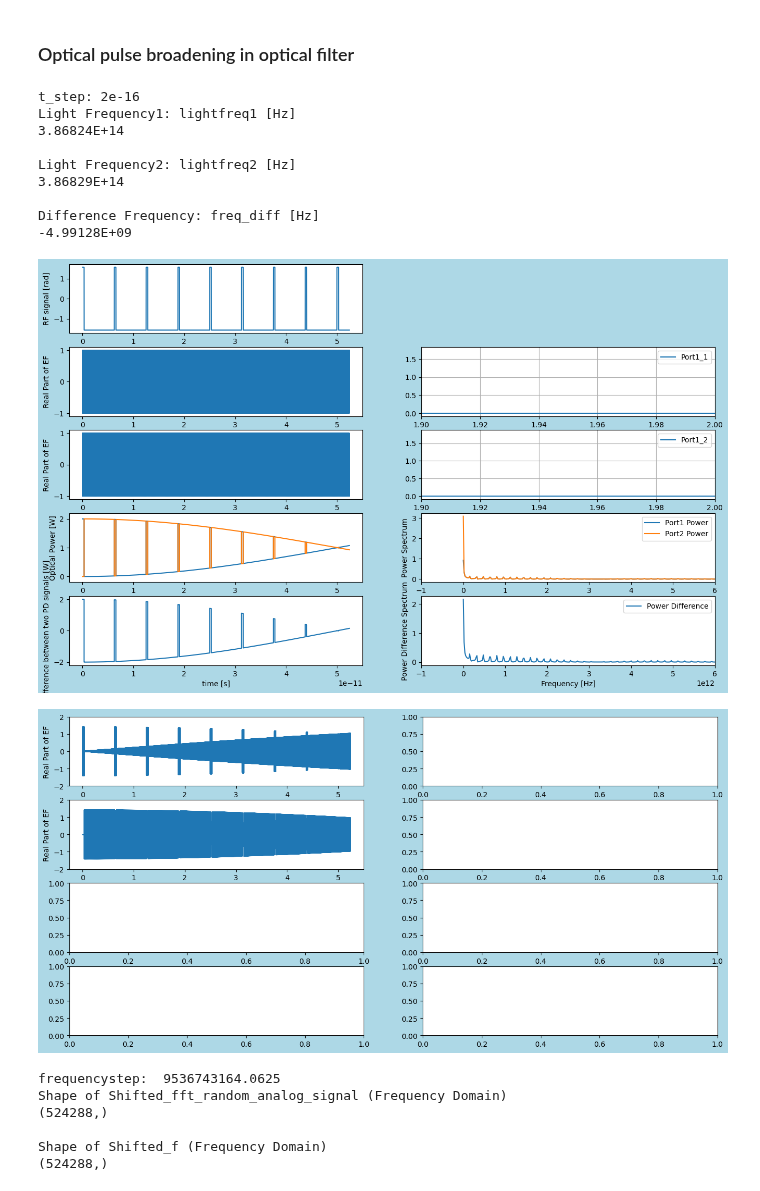
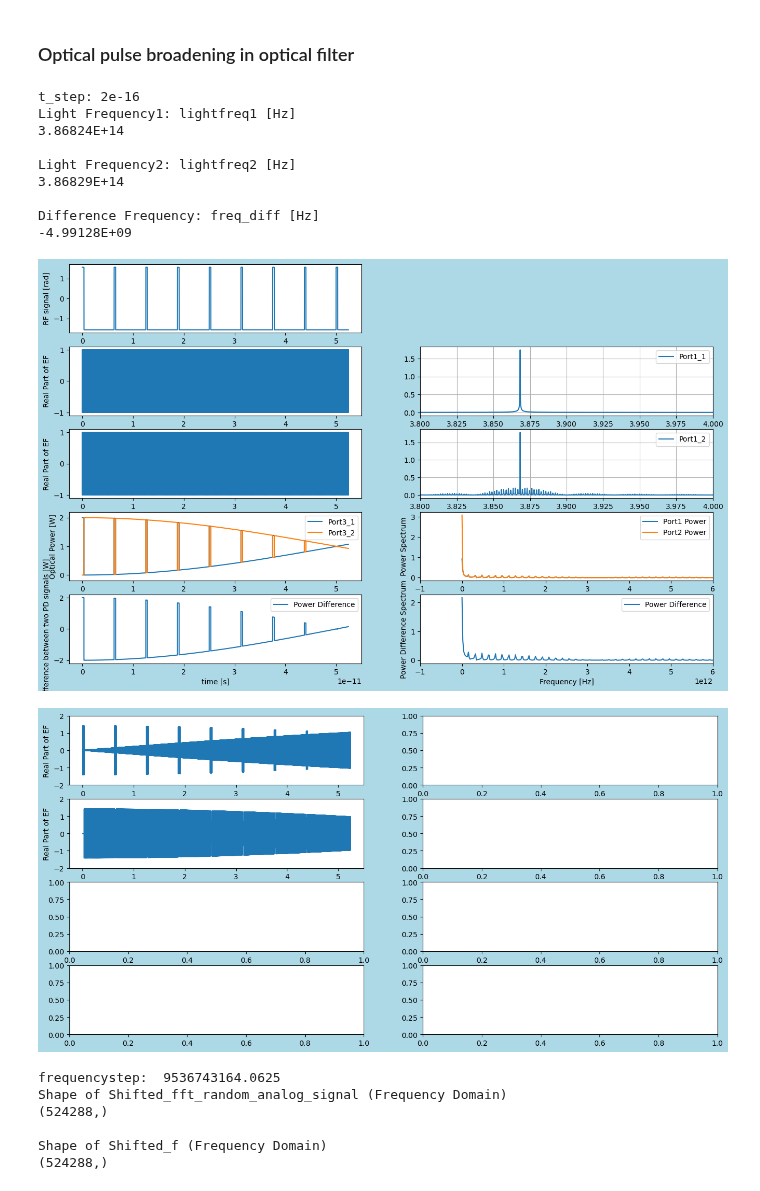
Before and after one commit to tacticstactics/Optical-pulse-broadening, a Jupyter notebook: optical_pulse_broadening_optical_filter.ipynb, the cells around one changed output. Drawn from its saved outputs; the diff is of its cells as text; code cells hidden in the pictures.

```diff
--- a/optical_pulse_broadening_optical_filter.ipynb
+++ b/optical_pulse_broadening_optical_filter.ipynb
@@ -190,14 +190,16 @@ ax1_3.set_ylabel("Real Part of EF")
 ax1_5.plot(tcol,np.real(Port1_2_EFcol))
 ax1_5.set_ylabel("Real Part of EF")
 
-ax1_7.plot(tcol,Port3_1_powercol,tcol,Port3_2_powercol)
+ax1_7.plot(tcol,Port3_1_powercol,label="Port3_1")
+ax1_7.plot(tcol,Port3_2_powercol,label="Port3_2")
 ax1_7.set_ylabel("Optical Power [W]")
 ax1_7.set_ylim(-0.2,2.2)
+ax1_7.legend()
 
-ax1_9.plot(tcol,Power_diffcol)
+ax1_9.plot(tcol,Power_diffcol,label="Power Difference" )
 ax1_9.set_xlabel("time [s]")
 ax1_9.set_ylabel("Difference between two PD signals [W]")
-
+ax1_9.legend()
 
 xf = fftfreq(samplerate, t_step)[:samplerate//2]
 
@@ -205,12 +207,12 @@ Port1_1_EFcol_f = fft(Port1_1_EFcol)
 Port1_2_EFcol_f = fft(Port1_2_EFcol)
 
 ax1_4.plot(xf, 2.0/samplerate * np.abs(Port1_1_EFcol_f[0:samplerate//2]),label="Port1_1")
-ax1_4.set_xlim(190e12,200e12)
+ax1_4.set_xlim(380e12,400e12)
 ax1_4.legend()
 ax1_4.grid(True)
 
 ax1_6.plot(xf, 2.0/samplerate * np.abs(Port1_2_EFcol_f[0:samplerate//2]),label="Port1_2")
-ax1_6.set_xlim(190e12,200e12)
+ax1_6.set_xlim(380e12,400e12)
 ax1_6.legend()
 ax1_6.grid(True)
 
@@ -220,58 +222,61 @@ Port2_powercol_f = fft(Port3_2_powercol)
 ax1_8.plot(xf, 2.0/samplerate * np.abs(Port1_powercol_f[0:samplerate//2]),label="Port1 Power")
 ax1_8.set_ylabel("Power Spectrum")
 ax1_8.set_xlim(-1e12,6e12)
 ax1_8.legend()
 
 
 ax1_8.plot(xf, 2.0/samplerate * np.abs(Port2_powercol_f[0:samplerate//2]), label="Port2 Power")
 ax1_8.set_ylabel("Power Spectrum")
 ax1_8.set_xlim(-1e12,6e12)
 ax1_8.legend()
 
 
 Power_diffcol_f = fft(Power_diffcol)
 ax1_10.plot(xf, 2.0/samplerate * np.abs(Power_diffcol_f[0:samplerate//2]), label="Power Difference")
 ax1_10.set_xlabel("Frequency [Hz]")
 ax1_10.set_ylabel("Power Difference Spectrum")
 ax1_10.set_xlim(-1e12,6e12)
 ax1_10.legend()
 
-fig2 = plt.figure(figsize = (16,10), facecolor='lightblue')
-ax2_3 = fig2.add_subplot(5, 2, 3)
-ax2_4 = fig2.add_subplot(5, 2, 4)
-ax2_5 = fig2.add_subplot(5, 2, 5)
-ax2_6 = fig2.add_subplot(5, 2, 6)
-ax2_7 = fig2.add_subplot(5, 2, 7)
-ax2_8 = fig2.add_subplot(5, 2, 8)
-ax2_9 = fig2.add_subplot(5, 2, 9)
-ax2_10 = fig2.add_subplot(5, 2, 10)
-
-#nn = 2 ** 14 # number of
-nn = samplerate # number of
-
-ax2_3.plot(tcol[0:nn],np.real(Port3_1_EFcol[0:nn]))
-ax2_3.set_ylabel("Real Part of EF")
-ax2_3.set_ylim(-2,2)
-
-ax2_5.plot(tcol[0:nn],np.real(Port3_2_EFcol[0:nn]))
-ax2_5.set_ylabel("Real Part of EF")
-ax2_5.set_ylim(-2,2)
-
-#plt.savefig(f"{wl2}_{freq_rf}.png", dpi=300)
-
 plt.show()
 # %% [output]
 t_step: 2e-16
 Light Frequency1: lightfreq1 [Hz]
 3.86824E+14
 
 Light Frequency2: lightfreq2 [Hz]
 3.86829E+14
 
 Difference Frequency: freq_diff [Hz]
 -4.99128E+09
-[figure, old version]
+[figure, new version]
-[figure, removed]
+# %%
+fig2 = plt.figure(figsize = (16,10), facecolor='lightblue')
+ax2_3 = fig2.add_subplot(5, 2, 3)
+ax2_4 = fig2.add_subplot(5, 2, 4)
+ax2_5 = fig2.add_subplot(5, 2, 5)
+ax2_6 = fig2.add_subplot(5, 2, 6)
+ax2_7 = fig2.add_subplot(5, 2, 7)
+ax2_8 = fig2.add_subplot(5, 2, 8)
+ax2_9 = fig2.add_subplot(5, 2, 9)
+ax2_10 = fig2.add_subplot(5, 2, 10)
+
+#nn = 2 ** 14 # number of
+nn = samplerate # number of
+
+ax2_3.plot(tcol[0:nn],np.real(Port3_1_EFcol[0:nn]))
+ax2_3.set_ylabel("Real Part of EF")
+ax2_3.set_ylim(-2,2)
+
+ax2_5.plot(tcol[0:nn],np.real(Port3_2_EFcol[0:nn]))
+ax2_5.set_ylabel("Real Part of EF")
+ax2_5.set_ylim(-2,2)
+
+#plt.savefig(f"{wl2}_{freq_rf}.png", dpi=300)
+
+plt.show()
+# %% [output]
+[figure, added]
 # %%
 
 N = 2* samplerate
```
Also changed, not shown: parts of 1 cell of this notebook.
